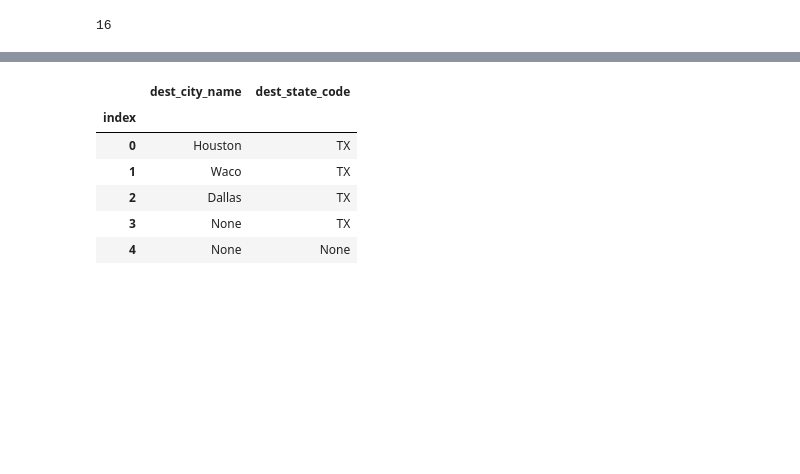
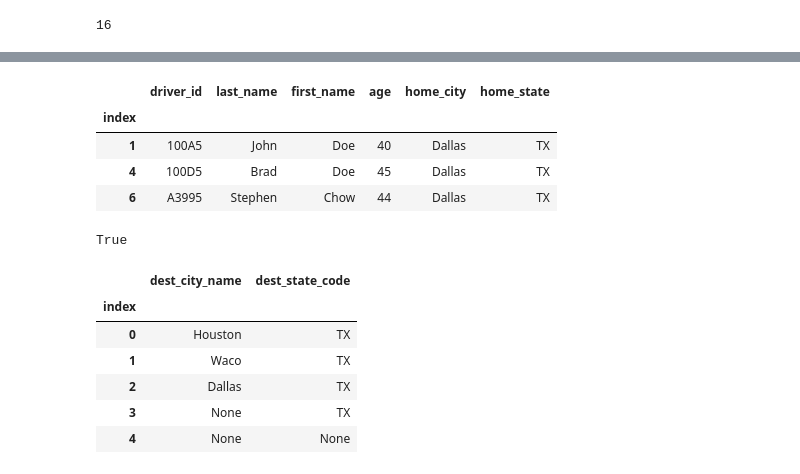
Before and after one commit to caharper/file_org_final, a Jupyter notebook: File checking.ipynb, the cells around one changed output, grey strips where cells are left out. Drawn from its saved outputs; the diff is of its cells as text; code cells hidden in the pictures; blank space fills up the shorter version.

```diff
--- a/File checking.ipynb
+++ b/File checking.ipynb
@@ -425,3 +1208,20 @@ dr.df.head()
+# %%
+test_file = './test_csvs/drivers/Lin_Driver2.csv'
+dr = DriverReader(test_file, dest_cities=[('Dallas', 'TX')])
+# dr.df.head()
+dr.verify_df()
+dr.df.head()
+# %% [output]
+|  | driver_id | last_name | first_name | age | home_city | home_state |
+| index |  |  |  |  |  |  |
+| 1 | 100A5 | John | Doe | 40 | Dallas | TX |
+| 4 | 100D5 | Brad | Doe | 45 | Dallas | TX |
+| 6 | A3995 | Stephen | Chow | 44 | Dallas | TX |
+# %%
+l = [('D', 'T')]
+print(('D', 'T') in l)
+# %% [output]
+True
 # %%
 test_file = './test_csvs/routes/edited_Lin_Routes.csv'
 dr = RouteReader(test_file)
```
Also changed, not shown: parts of 14 cells of this notebook, 6 other files.
